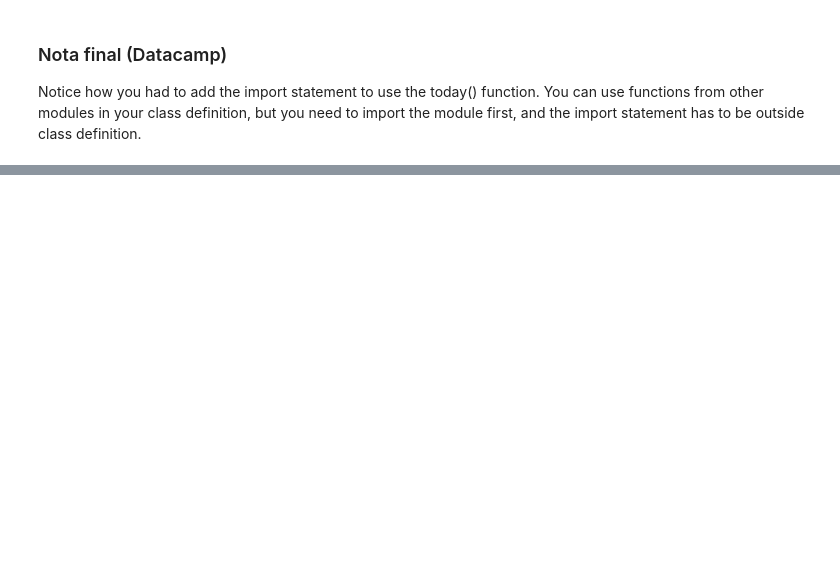
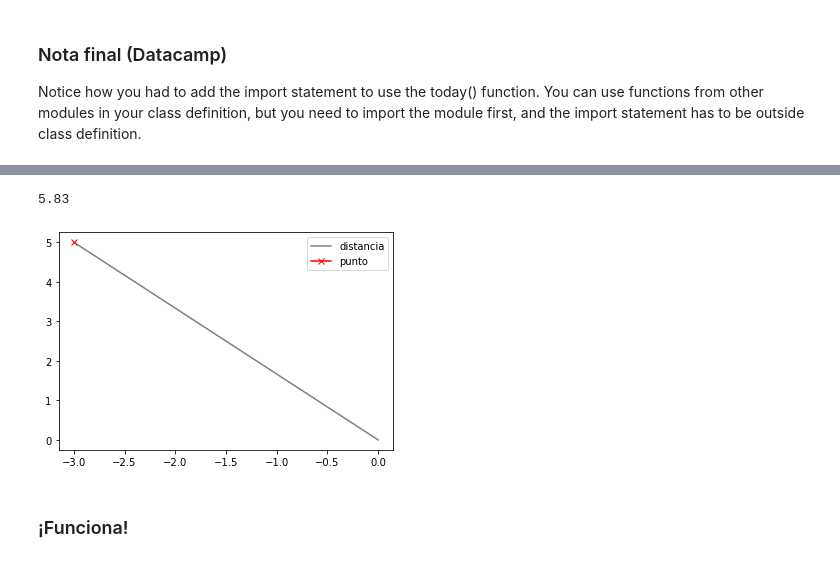
Before and after one commit to adinamarca/notebooks, a Jupyter notebook: PY/PGRM/Object_oriented_programming_in_python/notebook.ipynb, the cells around one changed output, grey strips where cells are left out. Saved outputs shown, nothing was run; the diff lists cells and outputs as text; code cells hidden in the pictures; blank space fills up the shorter version.

```diff
--- a/PY/PGRM/Object_oriented_programming_in_python/notebook.ipynb
+++ b/PY/PGRM/Object_oriented_programming_in_python/notebook.ipynb
@@ -1062,0 +1182,8 @@ Notice how you had to add the import statement to use the today() function. You
+# %%
+# Obtenemos el valor de la distancia al origen y graficamos nuevamente
+punto.distance_to_origin(True)
+# %% [output]
+5.83
+[figure, added]
+# %% [markdown]
+### ¡Funciona!
```
Also changed, not shown: parts of 9 cells of this notebook.
